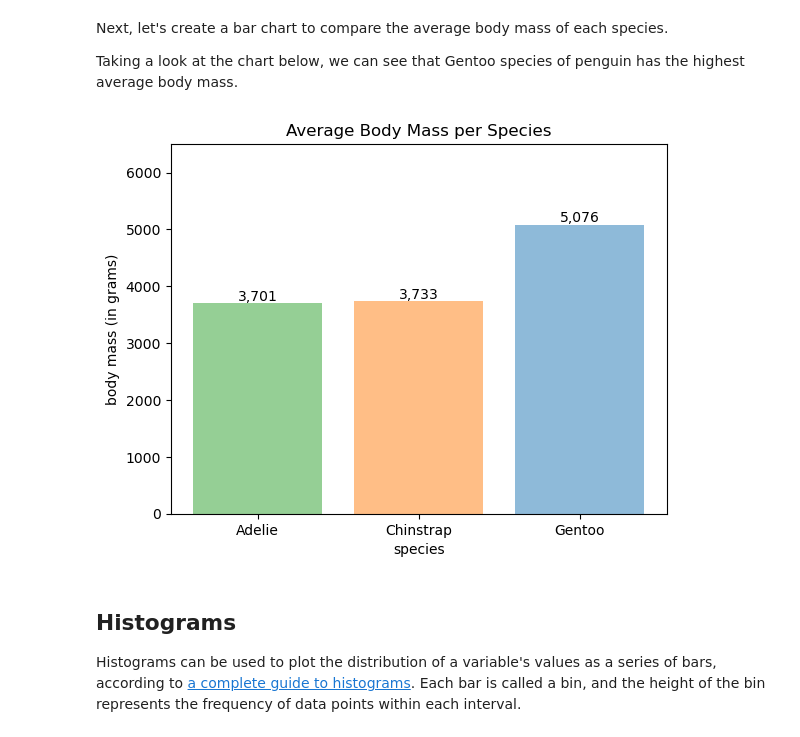
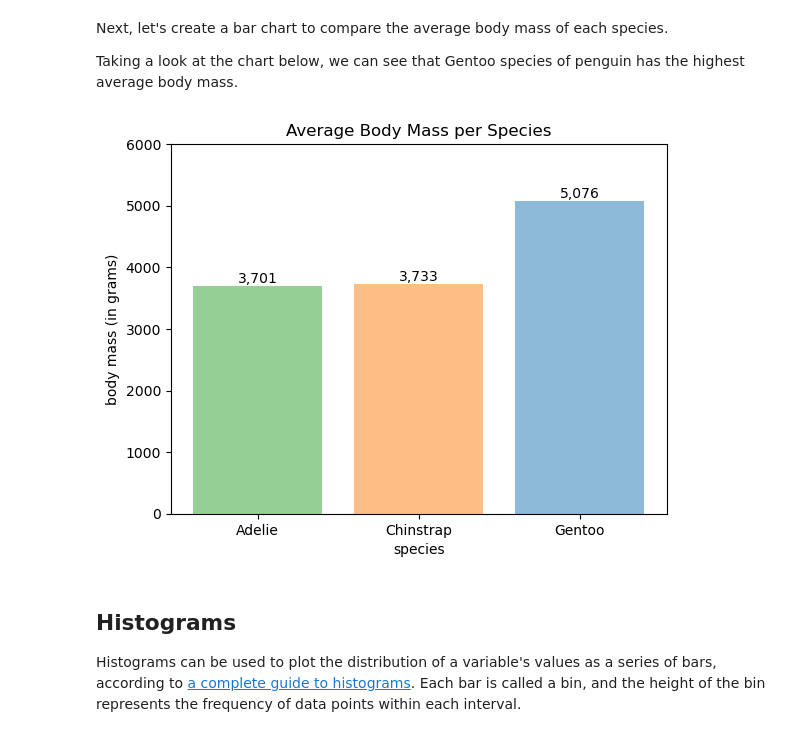
Before and after one commit to eoghanpw/pofda-mywork, a Jupyter notebook: penguins.ipynb, the cells around one changed output. Cells and saved outputs as stored; diff of their text form; code cells hidden in the pictures.

```diff
--- a/penguins.ipynb
+++ b/penguins.ipynb
@@ -217,27 +217,27 @@ Taking a look at the chart below, we can see that Gentoo species of penguin has
 # %%
 # First let's get the mean body mass per species.
 body_mass_species = penguins.groupby(['species'])['body_mass_g'].mean()
 
 # Set the colours for each species.
 colours = ['tab:green', 'tab:orange', 'tab:blue']
 
 # Use subplots to create the bar chart.
 fig, ax = plt.subplots()
 
 # Select the plot type, x & y axis, and bar colours.
 body_mass_species_plot = ax.bar(body_mass_species.index, body_mass_species, color=colours, alpha=0.5)
 
 # Set the axis labels, title, y axis limits and bar labels.
 ax.set_xlabel("species")
 ax.set_ylabel("body mass (in grams)")
+ax.set_ylim(0, 6000)
 ax.set_title("Average Body Mass per Species")
-ax.set_ylim(0,6500)
 ax.bar_label(body_mass_species_plot, fmt='{:,.0f}')
 
 # Show the bar chart.
 plt.show()
 # %% [output]
-[figure, old version]
+[figure, new version]
 # %% [markdown]
 ## Histograms
 
```
Also changed, not shown: parts of 10 cells of this notebook.
